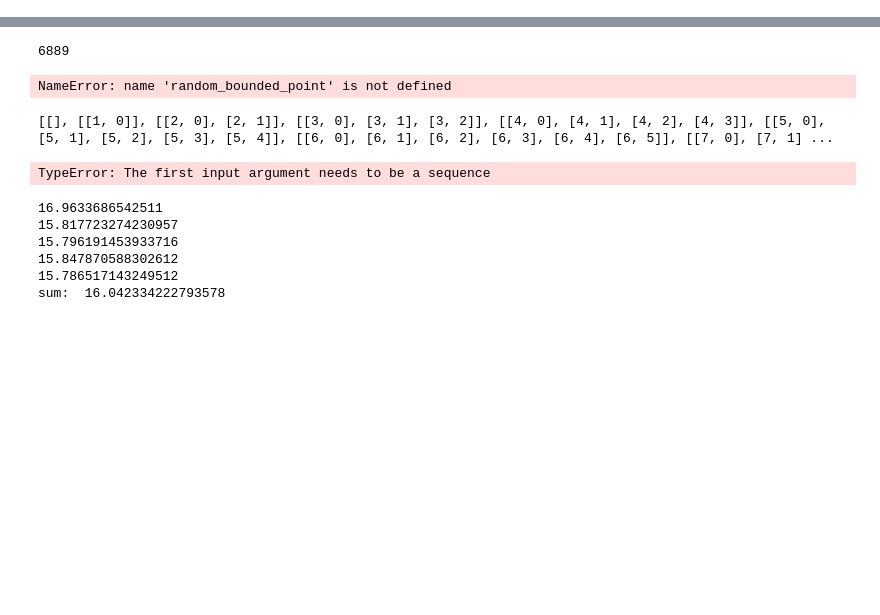
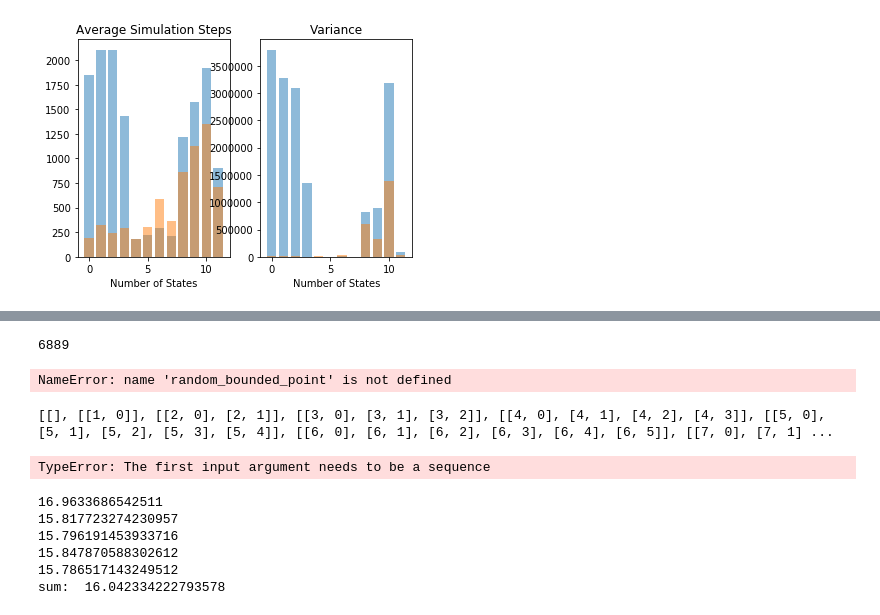
Before and after one commit to benkoger/pytorch_schooling, a Jupyter notebook: schooling_contagion_pytorch.ipynb, the cells around one changed output, grey strips where cells are left out. Cells and saved outputs as stored; diff of their text form; code cells hidden in the pictures; blank space fills up the shorter version.

Commit message:
all the updates from kenya: multiple states, new movements, pandas post processing

```diff
--- a/schooling_contagion_pytorch.ipynb
+++ b/schooling_contagion_pytorch.ipynb
@@ -555,0 +873,58 @@ class Simulation():
+# %%
+import pandas as pd
+from IPython.display import display
+import matplotlib.pyplot as plt
+
+df_five = pd.read_pickle('results/whole_sim_arena_size_500.pkl')
+df_three = pd.read_pickle('results/whole_sim_arena_size_300.pkl')
+df_state_test = pd.read_pickle('results/35_state_test.pkl')
+#df = simulation_results
+#dfs = [df_three, df_five]
+dfs = [df_state_test]
+
+
+figure = plt.figure()
+plot_mean = figure.add_subplot(1, 2, 1)
+plot_mean.set_title('Average Simulation Steps')
+plot_mean.set_xlabel('Number of States')
+plot_variance = figure.add_subplot(1, 2, 2)
+plot_variance.set_title('Variance')
+plot_variance.set_xlabel('Number of States')
+
+
+for df_ind, df in enumerate(dfs):
+
+    df.loc[:, 'Steps'] = df.loc[:, 'Steps'].apply(pd.to_numeric)
+
+    steps_variance = df.groupby(['Movement', 'Noise_SD', 'Number_of_states']).var()['Steps']
+    plot_variance.bar(list(range(len(steps_variance.values))), steps_variance.values, alpha=.5)
+    steps_mean = df.groupby(['Movement', 'Noise_SD', 'Number_of_states']).mean()['Steps']
+    plot_mean.bar(list(range(len(steps_mean.values))), steps_mean.values, alpha=.5)
+
+    for sim_number in range(df.shape[0]):
+        #skip the first one because that is just the init row
+        states = np.load(simulation_results.at[sim_number, 'Record_states'])[1:,:]
+        state_changes = np.zeros(states.shape[0] - 1)
+        for step in range(0, states.shape[0] - 1):
+            states[step] = states[step + 1] - states[step]
+        #last state so just record as no change
+        states[step + 1] *= 0
+        #see set any state change to true
+        states = states > 0
+        state_changes = np.sum(states, 1)
+        #plt.plot(state_changes)
+        #plt.show()
+#         print('Movement: ', simulation_results.at[sim_number, 'Movement'],
+#               'Noise: ', simulation_results.at[sim_number, 'Noise_SD'],
+#               'States: ', simulation_results.at[sim_number, 'Number_of_states'])
+
+        df.loc[sim_number, 'Number_of_state_changes'] = np.sum(state_changes)
+    changes_mean = df.groupby(['Movement', 'Noise_SD', 'Number_of_states']).mean()['Number_of_state_changes']
+    plot_mean.bar(list(range(len(changes_mean.values))), changes_mean.values, alpha=.5)
+    changes_variance = df.groupby(['Movement', 'Noise_SD', 'Number_of_states']).var()['Number_of_state_changes']
+    plot_variance.bar(list(range(len(changes_varaince.values))), changes_variance.values, alpha=.5)
+
+figure.show()
+#print(steps_mean.values)
+# %% [output]
+[figure, added]
```
Also changed, not shown: parts of 49 cells of this notebook, 44 other files.
